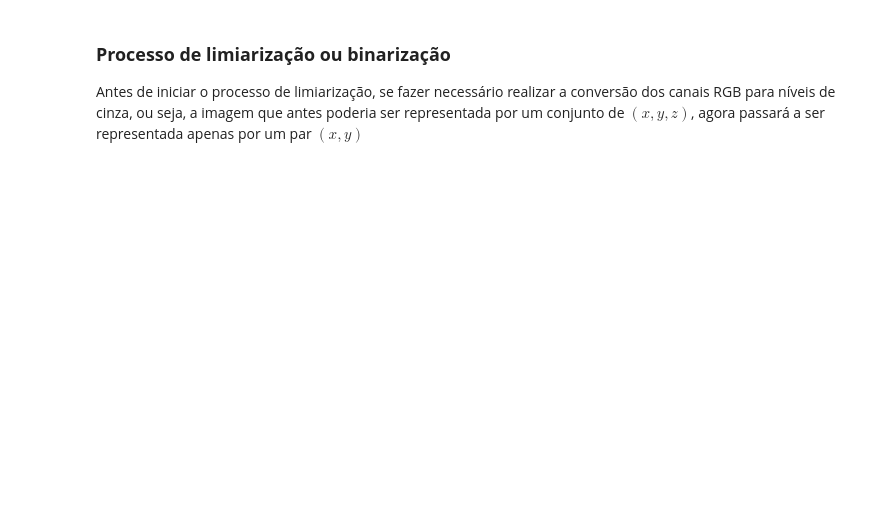
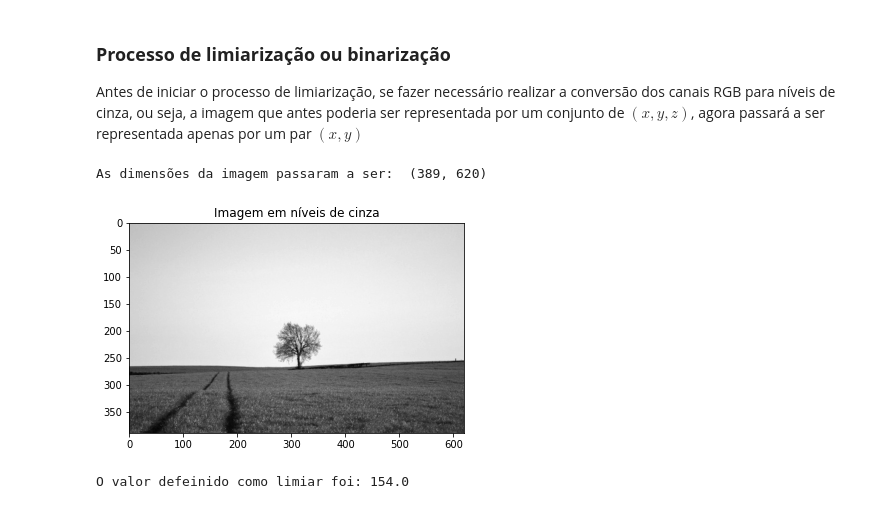
Before and after one commit to AlanMarquesRocha/segmentacao_imagens_pdi, a Jupyter notebook: segmentacao_imagens_pt1.ipynb, the cells around one changed output. Drawn from its saved outputs; the diff is of its cells as text; code cells hidden in the pictures; blank space fills up the shorter version.

```diff
--- a/segmentacao_imagens_pt1.ipynb
+++ b/segmentacao_imagens_pt1.ipynb
@@ -37,3 +43,24 @@ plt.imshow(img_rgb);
 ### **Processo de limiarização ou binarização**
 
 Antes de iniciar o processo de limiarização, se fazer necessário realizar a conversão dos canais RGB para níveis de cinza, ou seja, a imagem que antes poderia ser representada por um conjunto de $(x, y, z)$, agora passará a ser representada apenas por um par $(x, y)$
+# %%
+# Utiliza a função cvtCOLOR e o parâmetro COLOR_RGB2GRAY da biblioteca OpenCV para realizar
+# a conversão da imagem para níveis de cinza.
+img_gray = cv2.cvtColor(img_rgb, cv2.COLOR_RGB2GRAY)
+
+plt.title('Imagem em níveis de cinza')
+plt.imshow(img_gray, cmap='gray');
+
+print('As dimensões da imagem passaram a ser: ', img_gray.shape)
+# %% [output]
+As dimensões da imagem passaram a ser:  (389, 620)
+[figure, added]
+# %%
+# variável de limiarização (podendo variar de 0 a 255):
+limiar = 154 #@param {type: "slider", min:0, max: 255, set:1}
+# realiza a binarização da imagem.
+val, img_thresh = cv2.threshold(img_gray, limiar, 255, cv2.THRESH_BINARY)
+
+print('O valor defeinido como limiar foi:', val)
+# %% [output]
+O valor defeinido como limiar foi: 154.0
```
Also changed, not shown: parts of 5 cells of this notebook.
